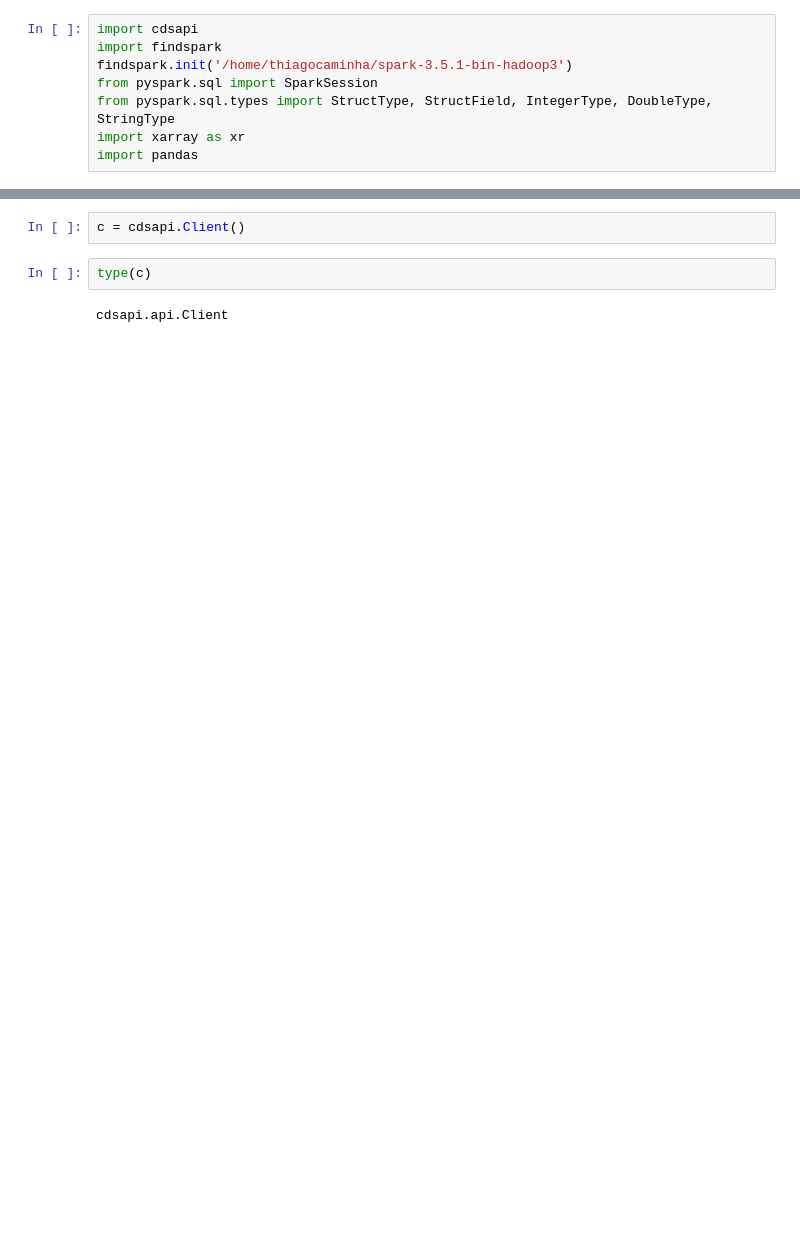
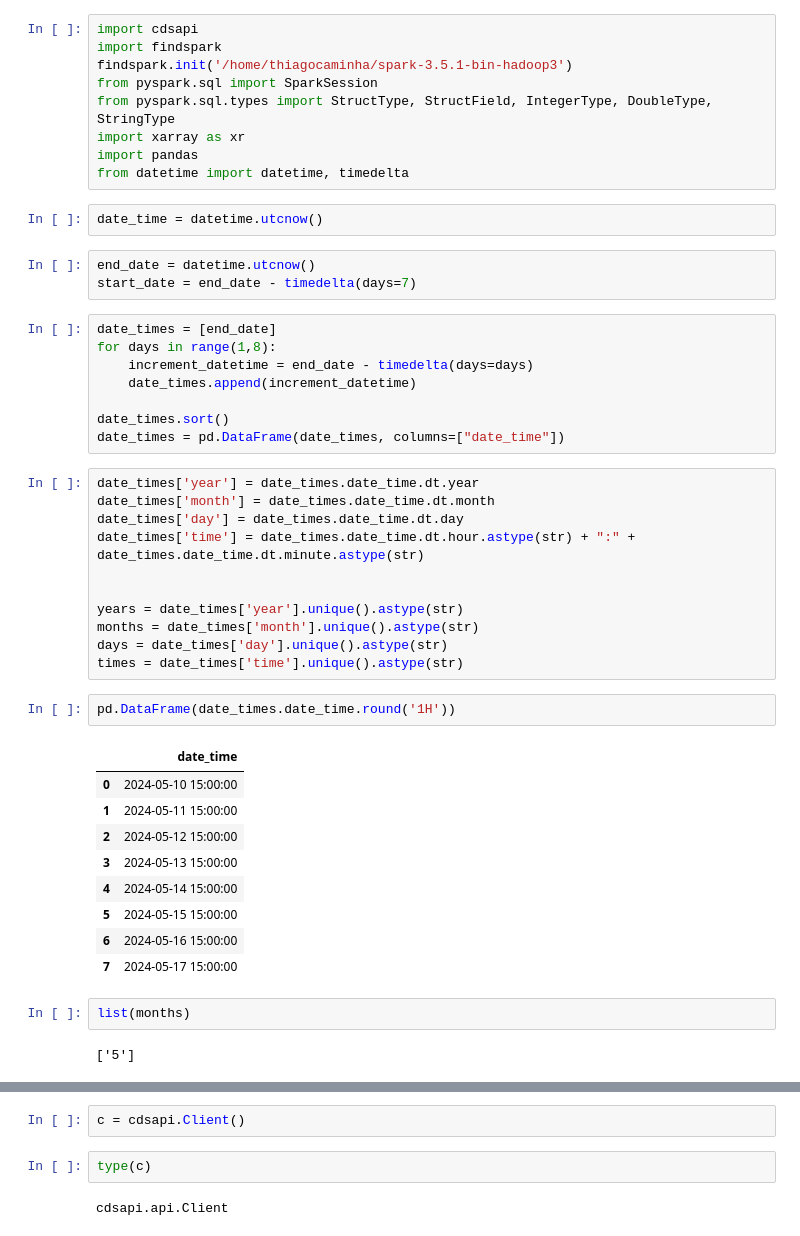
Before and after one commit to caminhathiago/era5_project, a Jupyter notebook: notebooks/cdsapi_test.ipynb, the cells around one changed output, grey strips where cells are left out. Drawn from its saved outputs; the diff is of its cells as text; blank space fills up the shorter version.

```diff
--- a/notebooks/cdsapi_test.ipynb
+++ b/notebooks/cdsapi_test.ipynb
@@ -6,3 +6,44 @@ from pyspark.sql import SparkSession
 from pyspark.sql.types import StructType, StructField, IntegerType, DoubleType, StringType
 import xarray as xr
 import pandas
+from datetime import datetime, timedelta
+# %%
+date_time = datetime.utcnow()
+# %%
+end_date = datetime.utcnow()
+start_date = end_date - timedelta(days=7)
+# %%
+date_times = [end_date]
+for days in range(1,8):
+    increment_datetime = end_date - timedelta(days=days)
+    date_times.append(increment_datetime)
+
+date_times.sort()
+date_times = pd.DataFrame(date_times, columns=["date_time"])
+# %%
+date_times['year'] = date_times.date_time.dt.year
+date_times['month'] = date_times.date_time.dt.month
+date_times['day'] = date_times.date_time.dt.day
+date_times['time'] = date_times.date_time.dt.hour.astype(str) + ":" + date_times.date_time.dt.minute.astype(str)
+
+
+years = date_times['year'].unique().astype(str)
+months = date_times['month'].unique().astype(str)
+days = date_times['day'].unique().astype(str)
+times = date_times['time'].unique().astype(str)
+# %%
+pd.DataFrame(date_times.date_time.round('1H'))
+# %% [output]
+|  | date_time |
+| 0 | 2024-05-10 15:00:00 |
+| 1 | 2024-05-11 15:00:00 |
+| 2 | 2024-05-12 15:00:00 |
+| 3 | 2024-05-13 15:00:00 |
+| 4 | 2024-05-14 15:00:00 |
+| 5 | 2024-05-15 15:00:00 |
+| 6 | 2024-05-16 15:00:00 |
+| 7 | 2024-05-17 15:00:00 |
+# %%
+list(months)
+# %% [output]
+['5']
```
Also changed, not shown: parts of 16 cells of this notebook.
